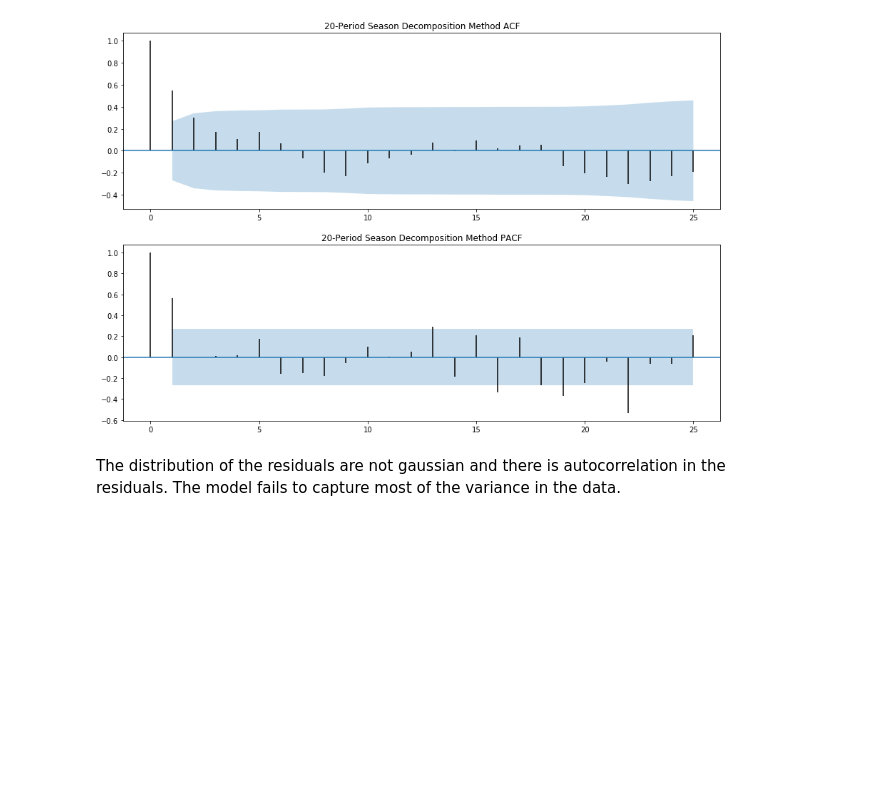
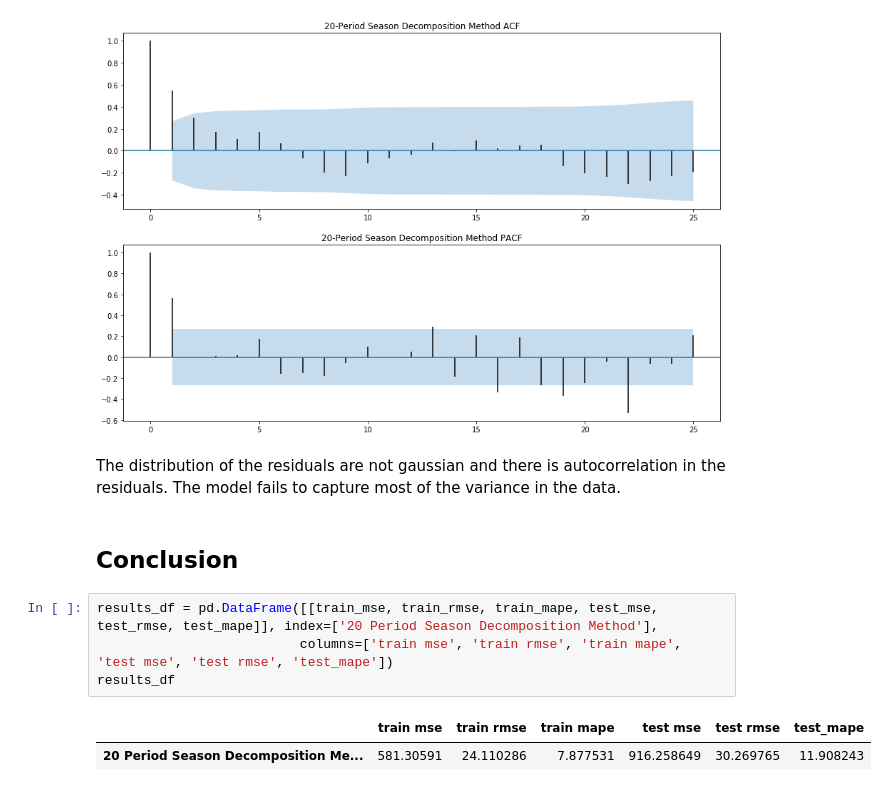
Before and after one commit to tkokkeng/KE5108-TVChannelRatings, a Jupyter notebook: decomposition.ipynb, the cells around one changed output. Drawn from its saved outputs; the diff is of its cells as text; blank space fills up the shorter version.

Commit message:
updated conclusion

```diff
--- a/decomposition.ipynb
+++ b/decomposition.ipynb
@@ -321,3 +321,12 @@ plt.show()
 [figure]
 # %% [markdown]
 The distribution of the residuals are not gaussian and there is autocorrelation in the residuals. The model fails to capture most of the variance in the data.
+# %% [markdown]
+## Conclusion
+# %%
+results_df = pd.DataFrame([[train_mse, train_rmse, train_mape, test_mse, test_rmse, test_mape]], index=['20 Period Season Decomposition Method'],
+                          columns=['train mse', 'train rmse', 'train mape', 'test mse', 'test rmse', 'test_mape'])
+results_df
+# %% [output]
+|  | train mse | train rmse | train mape | test mse | test rmse | test_mape |
+| 20 Period Season Decomposition Me... | 581.30591 | 24.110286 | 7.877531 | 916.258649 | 30.269765 | 11.908243 |
```
